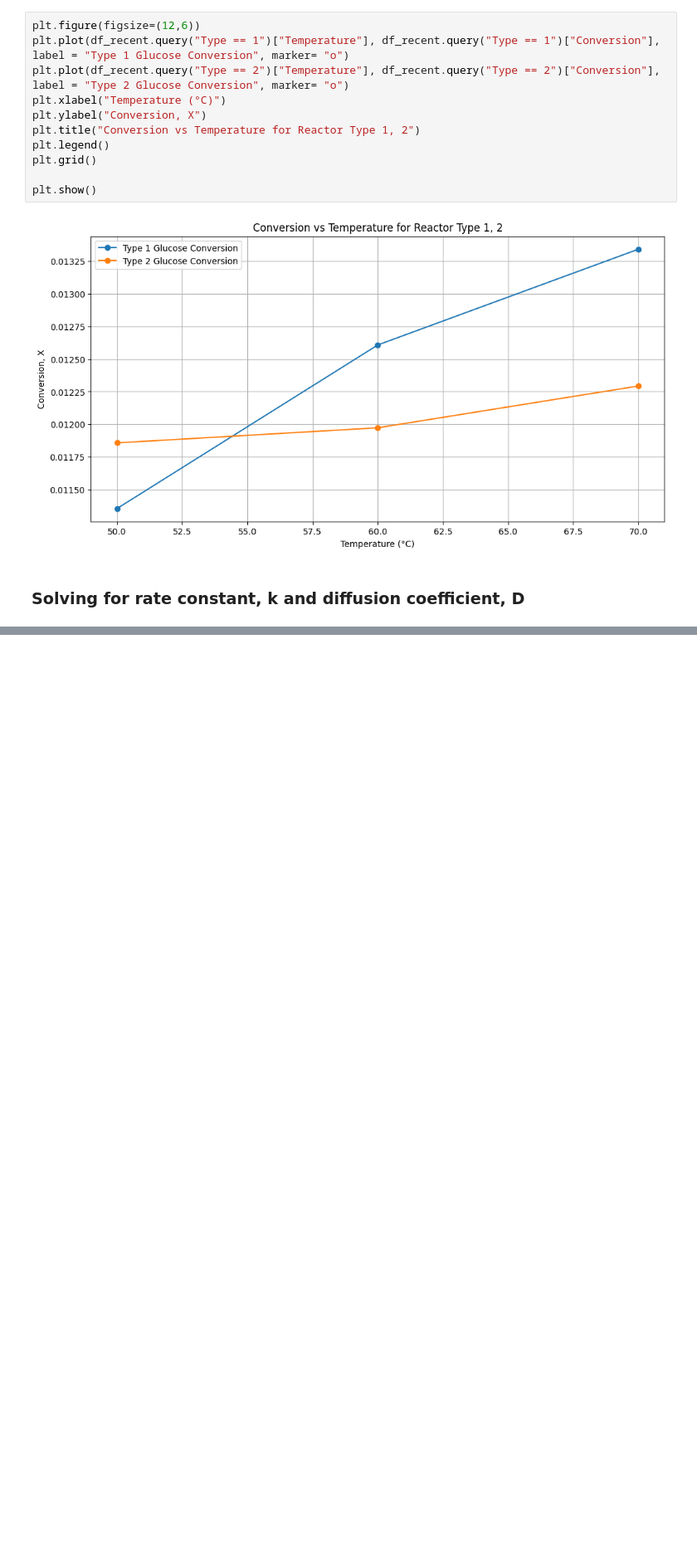
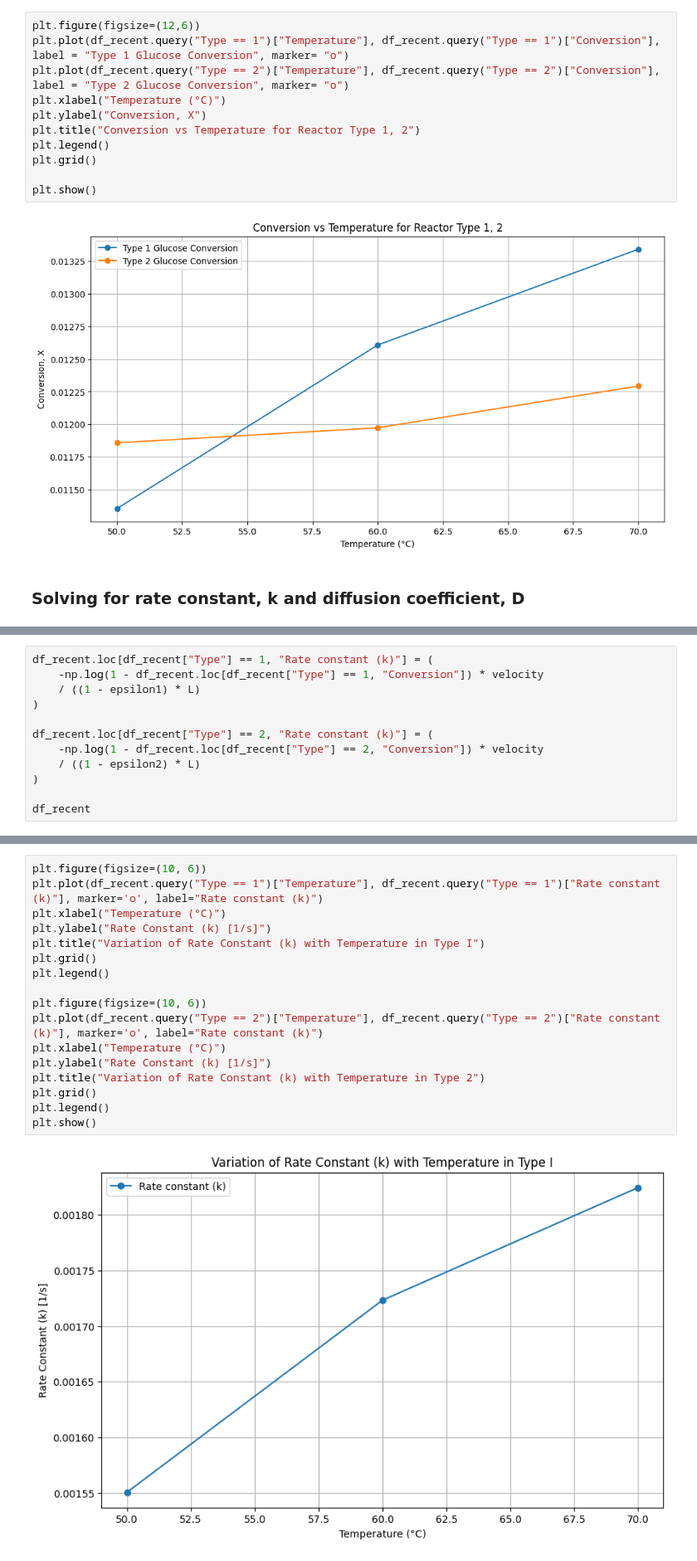
Before and after one commit to rahilisashaik/cbe154, a Jupyter notebook: sucrose-inversion-kinetics/data-analysis.ipynb, the cells around one changed output, grey strips where cells are left out. Shown at 83% size. Cells and saved outputs as stored; diff of their text form; blank space fills up the shorter version.

```diff
--- a/sucrose-inversion-kinetics/data-analysis.ipynb
+++ b/sucrose-inversion-kinetics/data-analysis.ipynb
@@ -255,0 +205,12 @@ Optimized diffusion coefficient type I (De): 1.00000e-09 m^2/s
+# %%
+df_recent.loc[df_recent["Type"] == 1, "Rate constant (k)"] = (
+    -np.log(1 - df_recent.loc[df_recent["Type"] == 1, "Conversion"]) * velocity
+    / ((1 - epsilon1) * L)
+)
+
+df_recent.loc[df_recent["Type"] == 2, "Rate constant (k)"] = (
+    -np.log(1 - df_recent.loc[df_recent["Type"] == 2, "Conversion"]) * velocity
+    / ((1 - epsilon2) * L)
+)
+
+df_recent
@@ -255,0 +225,19 @@ Optimized diffusion coefficient type I (De): 1.00000e-09 m^2/s
+# %%
+plt.figure(figsize=(10, 6))
+plt.plot(df_recent.query("Type == 1")["Temperature"], df_recent.query("Type == 1")["Rate constant (k)"], marker='o', label="Rate constant (k)")
+plt.xlabel("Temperature (°C)")
+plt.ylabel("Rate Constant (k) [1/s]")
+plt.title("Variation of Rate Constant (k) with Temperature in Type I")
+plt.grid()
+plt.legend()
+
+plt.figure(figsize=(10, 6))
+plt.plot(df_recent.query("Type == 2")["Temperature"], df_recent.query("Type == 2")["Rate constant (k)"], marker='o', label="Rate constant (k)")
+plt.xlabel("Temperature (°C)")
+plt.ylabel("Rate Constant (k) [1/s]")
+plt.title("Variation of Rate Constant (k) with Temperature in Type 2")
+plt.grid()
+plt.legend()
+plt.show()
+# %% [output]
+[figure, added]
```
Also changed, not shown: parts of 14 cells of this notebook.
